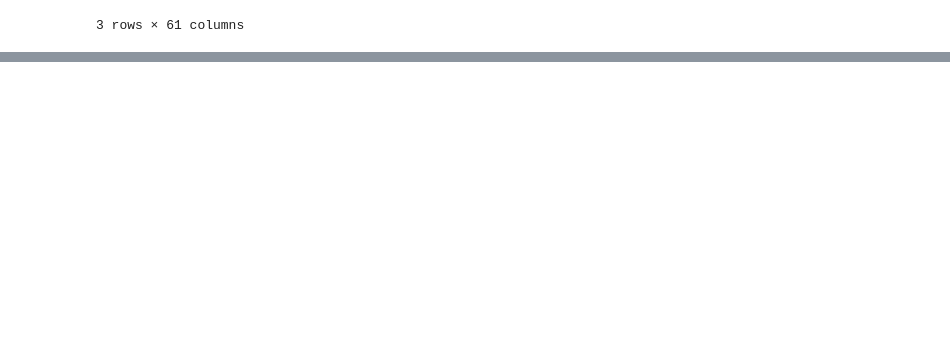
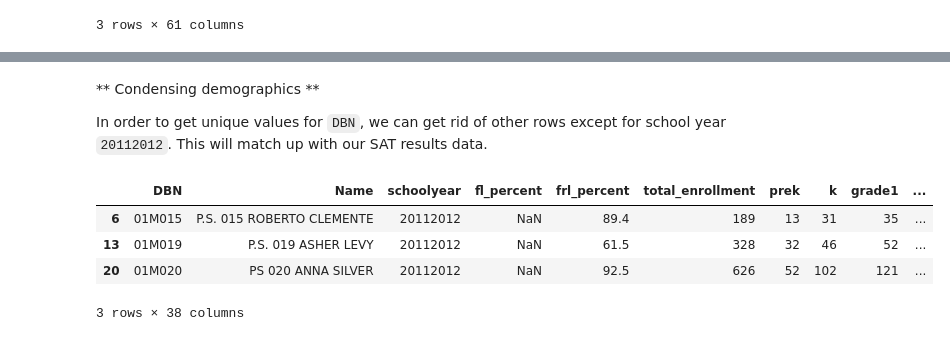
Before and after one commit to aniruddhabarapatre/Dataquest, a Jupyter notebook: NYC_SAT_Score/NYC_SAT_score.ipynb, the cells around one changed output, grey strips where cells are left out. Saved outputs shown, nothing was run; the diff lists cells and outputs as text; code cells hidden in the pictures; blank space fills up the shorter version.

```diff
--- a/NYC_SAT_Score/NYC_SAT_score.ipynb
+++ b/NYC_SAT_Score/NYC_SAT_score.ipynb
@@ -170,0 +179,6 @@ data["hs_directory"].head(3)
+# %%
+class_size = data["class_size"]
+class_size = class_size[class_size["GRADE "] == "09-12"]
+class_size = class_size[class_size["PROGRAM TYPE"] == "GEN ED"]
+
+class_size.head(3)
@@ -170,0 +192,6 @@ data["hs_directory"].head(3)
+# %%
+class_size = class_size.groupby("DBN").agg(np.mean)
+class_size.reset_index(inplace=True)
+data["class_size"] = class_size
+
+data["class_size"].head(3)
@@ -170,0 +203,13 @@ data["hs_directory"].head(3)
+# %% [markdown]
+** Condensing demographics **
+
+In order to get unique values for `DBN`, we can get rid of other rows except for school year `20112012`. This will match up with our SAT results data.
+# %%
+data["demographics"] = data["demographics"][data["demographics"]["schoolyear"] == 20112012]
+data["demographics"].head(3)
+# %% [output]
+|  | DBN | Name | schoolyear | fl_percent | frl_percent | total_enrollment | prek | k | grade1 | ... |
+| 6 | 01M015 | P.S. 015 ROBERTO CLEMENTE | 20112012 | NaN | 89.4 | 189 | 13 | 31 | 35 | ... |
+| 13 | 01M019 | P.S. 019 ASHER LEVY | 20112012 | NaN | 61.5 | 328 | 32 | 46 | 52 | ... |
+| 20 | 01M020 | PS 020 ANNA SILVER | 20112012 | NaN | 92.5 | 626 | 52 | 102 | 121 | ... |
+3 rows × 38 columns
```
Also changed, not shown: parts of 18 cells of this notebook.
